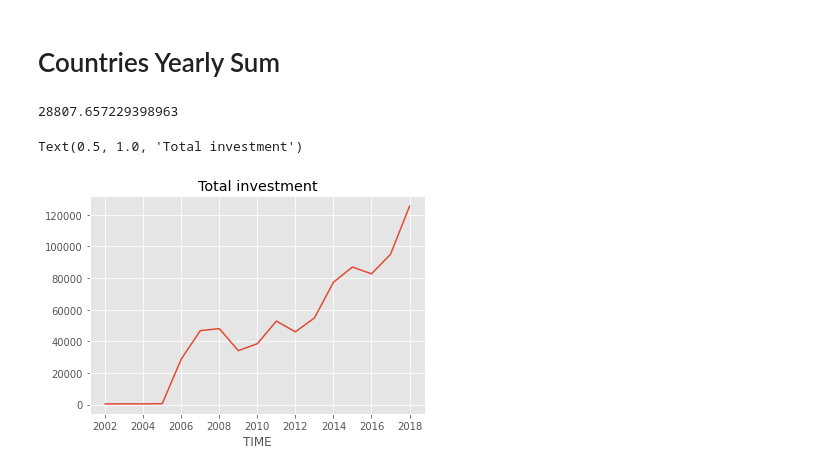
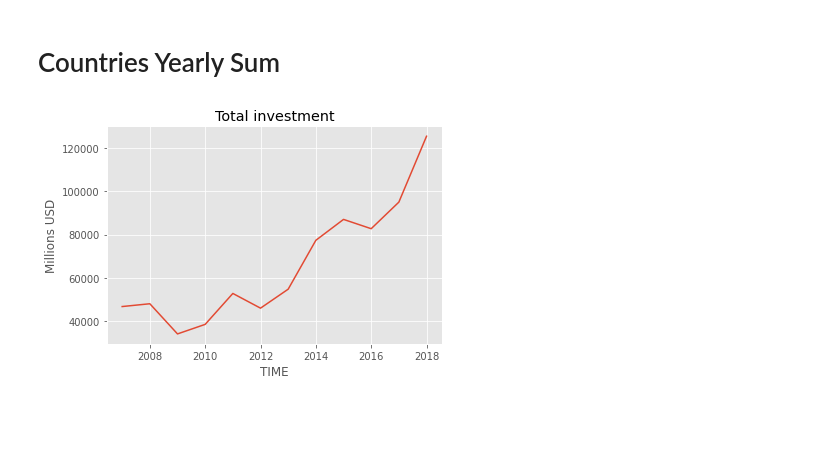
Before and after one commit to csd-oss/vc-investmemt, a Jupyter notebook: VC_Investment.ipynb, the cells around one changed output. Saved outputs shown, nothing was run; the diff lists cells and outputs as text; code cells hidden in the pictures; blank space fills up the shorter version.

Commit message:
plot total investment data

```diff
--- a/VC_Investment.ipynb
+++ b/VC_Investment.ipynb
@@ -78,14 +78,11 @@ plt.show()
 [figure]
 # %% [markdown]
 # Countries Yearly Sum
-# %%
-df_usd.loc[(df_usd['STAGES'] == "VC_T") & (df_usd['TIME'] ==2006),"Value"].sum()
-# %% [output]
-28807.657229398963
 # %%
-filt_total = df_usd['STAGES'] == "VC_T"
-df_usd[filt_total].groupby(['TIME'])['Value'].sum().plot()
+filt_total = (df_usd['STAGES'] == "VC_T") & (df_usd['TIME'] >= 2007) #not enoght data till 2007
+df_usd[filt_total].groupby(['TIME'])['Value'].sum().plot().
 plt.title('Total investment')
+plt.ylabel('Millions USD')
+plt.show()
 # %% [output]
-Text(0.5, 1.0, 'Total investment')
-[figure, old version]
+[figure, new version]
```
